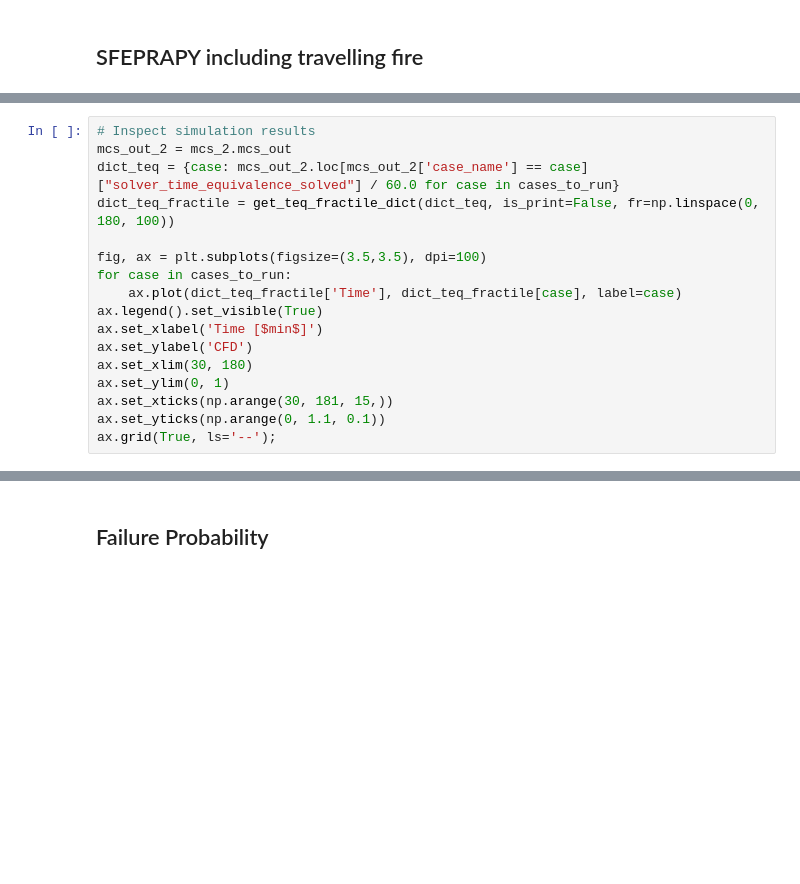
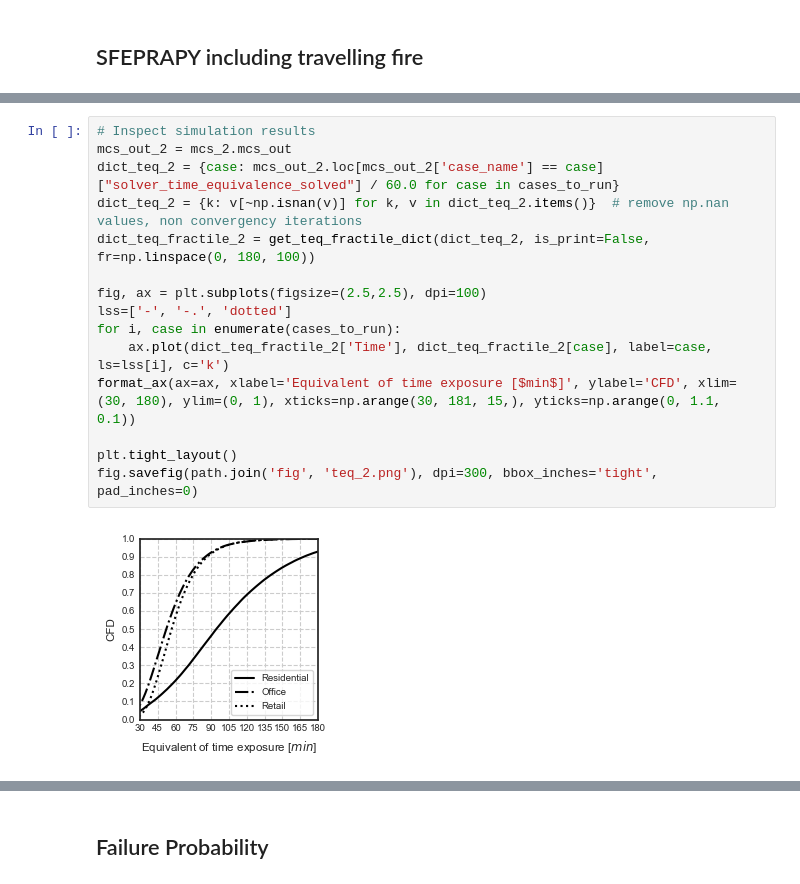
Before and after one commit to fsepy/SFEPRAPY, a Jupyter notebook: demos/asfe2021.ipynb, the cells around one changed output, grey strips where cells are left out. Saved outputs shown, nothing was run; the diff lists cells and outputs as text; blank space fills up the shorter version.

```diff
--- a/demos/asfe2021.ipynb
+++ b/demos/asfe2021.ipynb
@@ -209,20 +231,20 @@ mcs_2.run_mcs(cases_to_run=cases_to_run)
 # %%
 # Inspect simulation results
 mcs_out_2 = mcs_2.mcs_out
-dict_teq = {case: mcs_out_2.loc[mcs_out_2['case_name'] == case]["solver_time_equivalence_solved"] / 60.0 for case in cases_to_run}
-dict_teq_fractile = get_teq_fractile_dict(dict_teq, is_print=False, fr=np.linspace(0, 180, 100))
+dict_teq_2 = {case: mcs_out_2.loc[mcs_out_2['case_name'] == case]["solver_time_equivalence_solved"] / 60.0 for case in cases_to_run}
+dict_teq_2 = {k: v[~np.isnan(v)] for k, v in dict_teq_2.items()}  # remove np.nan values, non convergency iterations
+dict_teq_fractile_2 = get_teq_fractile_dict(dict_teq_2, is_print=False, fr=np.linspace(0, 180, 100))
 
-fig, ax = plt.subplots(figsize=(3.5,3.5), dpi=100)
-for case in cases_to_run:
-    ax.plot(dict_teq_fractile['Time'], dict_teq_fractile[case], label=case)
-ax.legend().set_visible(True)
-ax.set_xlabel('Time [$min$]')
-ax.set_ylabel('CFD')
-ax.set_xlim(30, 180)
-ax.set_ylim(0, 1)
-ax.set_xticks(np.arange(30, 181, 15,))
-ax.set_yticks(np.arange(0, 1.1, 0.1))
-ax.grid(True, ls='--');
+fig, ax = plt.subplots(figsize=(2.5,2.5), dpi=100)
+lss=['-', '-.', 'dotted']
+for i, case in enumerate(cases_to_run):
+    ax.plot(dict_teq_fractile_2['Time'], dict_teq_fractile_2[case], label=case, ls=lss[i], c='k')
+format_ax(ax=ax, xlabel='Equivalent of time exposure [$min$]', ylabel='CFD', xlim=(30, 180), ylim=(0, 1), xticks=np.arange(30, 181, 15,), yticks=np.arange(0, 1.1, 0.1))
+
+plt.tight_layout()
+fig.savefig(path.join('fig', 'teq_2.png'), dpi=300, bbox_inches='tight', pad_inches=0)
+# %% [output]
+[figure, added]
 # %%
 # Compare against Kirby
 
```
Also changed, not shown: parts of 28 cells of this notebook.
